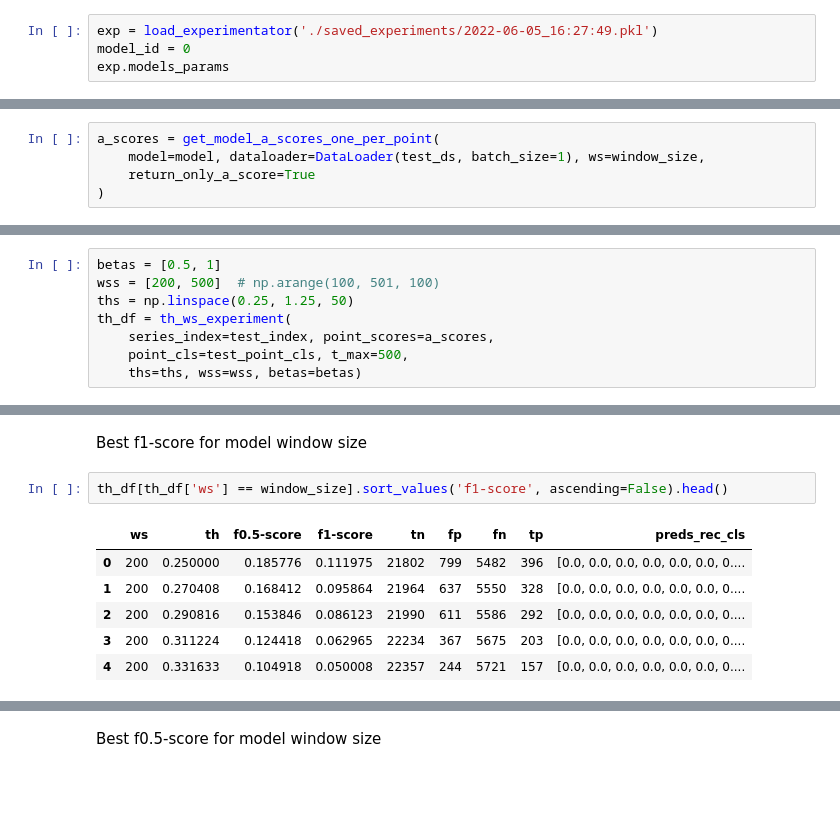
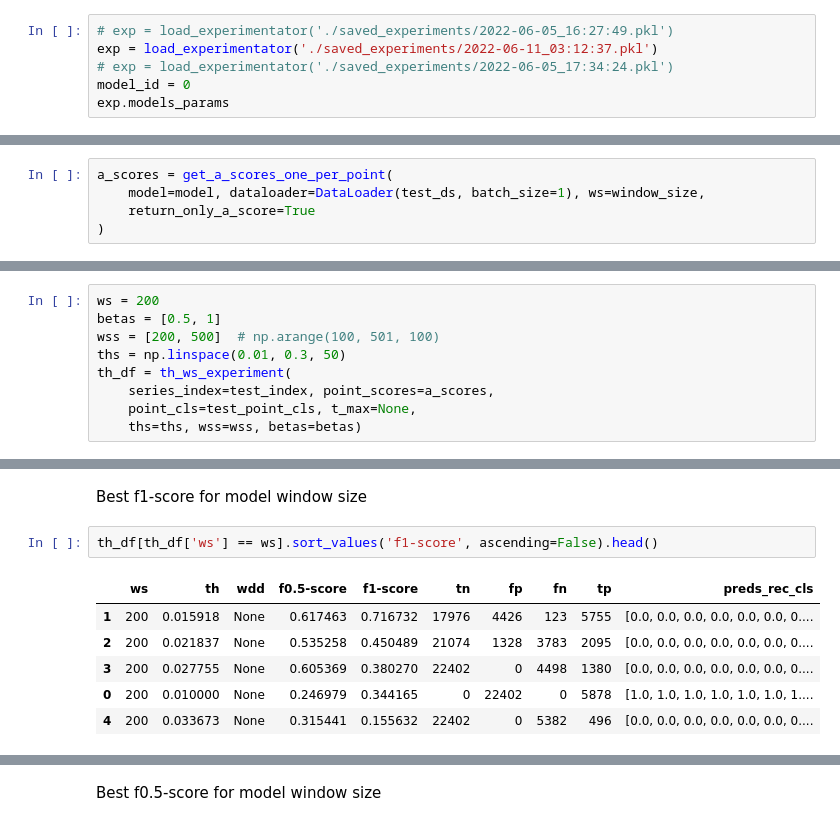
Before and after one commit to Stashq/TS-Forecasting, a Jupyter notebook: notebooks/AnomTrans_stats.ipynb, the cells around one changed output, grey strips where cells are left out. Drawn from its saved outputs; the diff is of its cells as text; blank space fills up the shorter version.

```diff
--- a/notebooks/AnomTrans_stats.ipynb
+++ b/notebooks/AnomTrans_stats.ipynb
@@ -49,7 +49,9 @@ sns.set_style()
 # %% [markdown]
 # Data and model loading
 # %%
-exp = load_experimentator('./saved_experiments/2022-06-05_16:27:49.pkl')
+# exp = load_experimentator('./saved_experiments/2022-06-05_16:27:49.pkl')
+exp = load_experimentator('./saved_experiments/2022-06-11_03:12:37.pkl')
+# exp = load_experimentator('./saved_experiments/2022-06-05_17:34:24.pkl')
 model_id = 0
 exp.models_params
 # %% [output]
@@ -118,7 +121,7 @@ plot_dataset(
 # %% [markdown]
 Anomaly scores
 # %%
-a_scores = get_model_a_scores_one_per_point(
+a_scores = get_a_scores_one_per_point(
     model=model, dataloader=DataLoader(test_ds, batch_size=1), ws=window_size,
     return_only_a_score=True
 )
@@ -173,12 +178,13 @@ th_df = load_th_exp(scores_dirpath + 'th_ws_exp.csv')
 # %% [markdown]
 ## Computing and comparing scores
 # %%
+ws = 200
 betas = [0.5, 1]
 wss = [200, 500]  # np.arange(100, 501, 100)
-ths = np.linspace(0.25, 1.25, 50)
+ths = np.linspace(0.01, 0.3, 50)
 th_df = th_ws_experiment(
     series_index=test_index, point_scores=a_scores,
-    point_cls=test_point_cls, t_max=500,
+    point_cls=test_point_cls, t_max=None,
     ths=ths, wss=wss, betas=betas)
 # %% [markdown]
 Saving scores
@@ -187,11 +193,11 @@ save_th_exp(th_df, scores_dirpath + 'th_ws_exp.csv')
 # %% [markdown]
 Best f1-score for model window size
 # %%
-th_df[th_df['ws'] == window_size].sort_values('f1-score', ascending=False).head()
+th_df[th_df['ws'] == ws].sort_values('f1-score', ascending=False).head()
 # %% [output]
-|  | ws | th | f0.5-score | f1-score | tn | fp | fn | tp | preds_rec_cls |
-| 0 | 200 | 0.250000 | 0.185776 | 0.111975 | 21802 | 799 | 5482 | 396 | [0.0, 0.0, 0.0, 0.0, 0.0, 0.0, 0.... |
-| 1 | 200 | 0.270408 | 0.168412 | 0.095864 | 21964 | 637 | 5550 | 328 | [0.0, 0.0, 0.0, 0.0, 0.0, 0.0, 0.... |
-| 2 | 200 | 0.290816 | 0.153846 | 0.086123 | 21990 | 611 | 5586 | 292 | [0.0, 0.0, 0.0, 0.0, 0.0, 0.0, 0.... |
-| 3 | 200 | 0.311224 | 0.124418 | 0.062965 | 22234 | 367 | 5675 | 203 | [0.0, 0.0, 0.0, 0.0, 0.0, 0.0, 0.... |
-| 4 | 200 | 0.331633 | 0.104918 | 0.050008 | 22357 | 244 | 5721 | 157 | [0.0, 0.0, 0.0, 0.0, 0.0, 0.0, 0.... |
+|  | ws | th | wdd | f0.5-score | f1-score | tn | fp | fn | tp | preds_rec_cls |
+| 1 | 200 | 0.015918 | None | 0.617463 | 0.716732 | 17976 | 4426 | 123 | 5755 | [0.0, 0.0, 0.0, 0.0, 0.0, 0.0, 0.... |
+| 2 | 200 | 0.021837 | None | 0.535258 | 0.450489 | 21074 | 1328 | 3783 | 2095 | [0.0, 0.0, 0.0, 0.0, 0.0, 0.0, 0.... |
+| 3 | 200 | 0.027755 | None | 0.605369 | 0.380270 | 22402 | 0 | 4498 | 1380 | [0.0, 0.0, 0.0, 0.0, 0.0, 0.0, 0.... |
+| 0 | 200 | 0.010000 | None | 0.246979 | 0.344165 | 0 | 22402 | 0 | 5878 | [1.0, 1.0, 1.0, 1.0, 1.0, 1.0, 1.... |
+| 4 | 200 | 0.033673 | None | 0.315441 | 0.155632 | 22402 | 0 | 5382 | 496 | [0.0, 0.0, 0.0, 0.0, 0.0, 0.0, 0.... |
```
Also changed, not shown: parts of 63 cells of this notebook, 12 other files.
